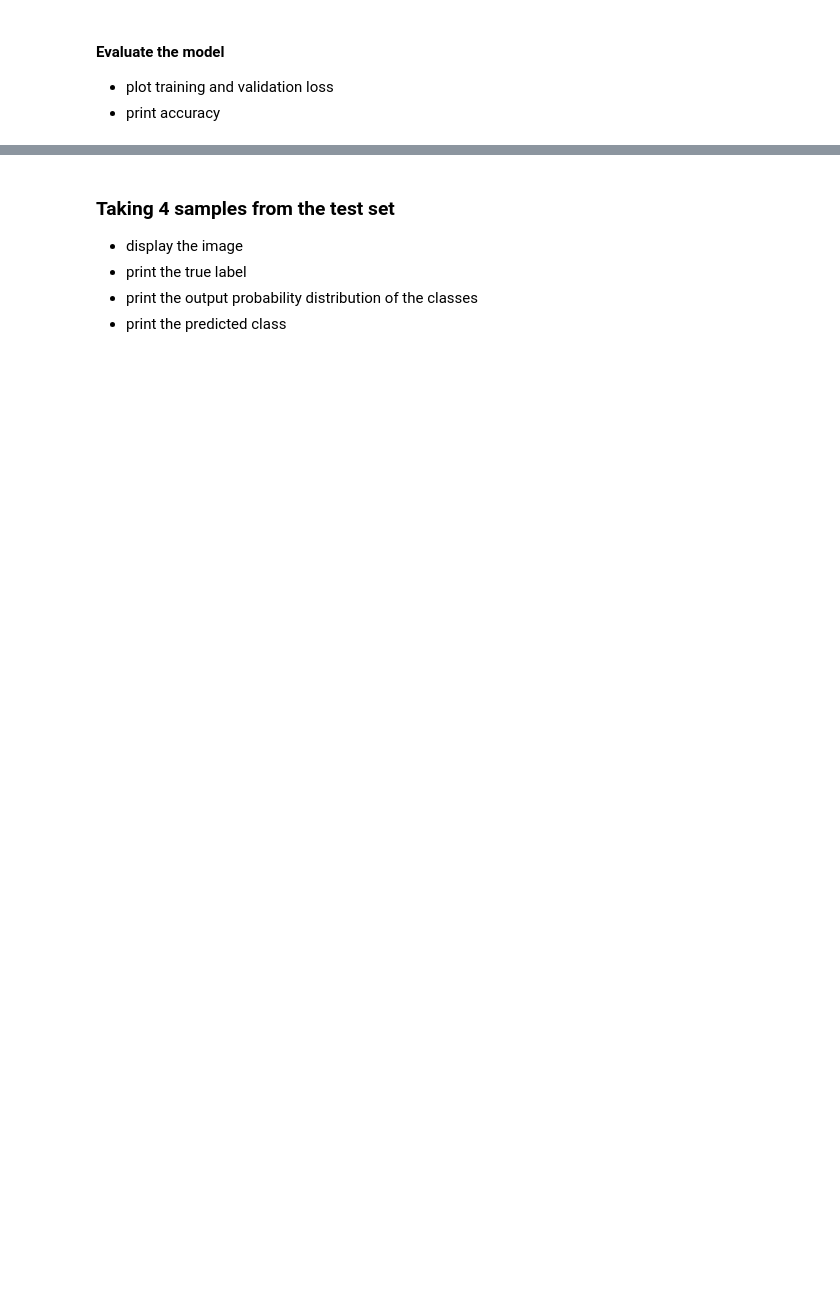
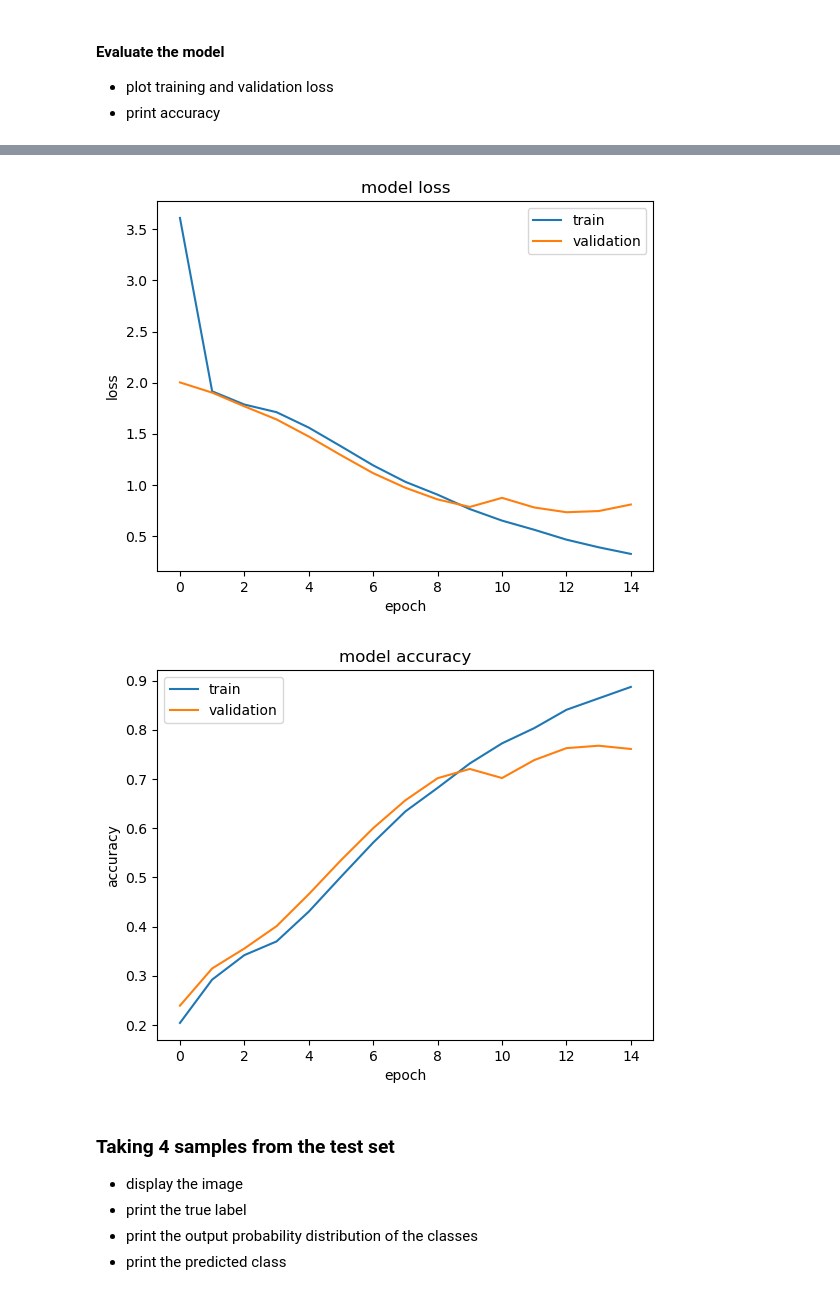
Before and after one commit to samuelhickeyIII/INFO-H518-Deep-Learning, a Jupyter notebook: Labs/Lab 2 - CNN.ipynb, the cells around one changed output, grey strips where cells are left out. Cells and saved outputs as stored; diff of their text form; code cells hidden in the pictures; blank space fills up the shorter version.

```diff
--- a/Labs/Lab 2 - CNN.ipynb
+++ b/Labs/Lab 2 - CNN.ipynb
@@ -172,6 +319,28 @@ plt.show()
 # %% [markdown]
 #### Build the model
+# %%
+cnn = Sequential([
+    Conv2D(32, (3, 3), activation='swish', padding='same', input_shape=(32, 32, 3)),
+	Conv2D(32, (3, 3), activation='swish', padding='same'),
+	MaxPooling2D((2, 2)),
+	Conv2D(64, (3, 3), activation='swish', padding='same'),
+	Conv2D(64, (3, 3), activation='swish', padding='same'),
+	MaxPooling2D((2, 2)),
+	Conv2D(128, (3, 3), activation='swish', padding='same'),
+	Conv2D(128, (3, 3), activation='swish', padding='same'),
+	MaxPooling2D((2, 2)),
+	Conv2D(256, (3, 3), activation='swish', padding='same'),
+	Conv2D(256, (3, 3), activation='swish', padding='same'),
+	MaxPooling2D((2, 2)),
+	Flatten(),
+	Dense(256, activation='swish'),
+	Dense(10, activation='softmax'),
+])
+
+cnn.compile(loss='sparse_categorical_crossentropy', optimizer=optimizer, metrics=['accuracy'])
 # %% [markdown]
 #### Train the model and achieve accuracy greater than 75%
 
 - Use validation set
+# %%
+history = cnn.fit(x=X_train,y=y_train, epochs=15,validation_split=0.2)
@@ -182,3 +389,20 @@ plt.show()
 
 - plot training and validation loss
 - print accuracy
+# %%
+def plotAccuracy(history,both = True):
+    plt.plot(history.history['accuracy'])
+    if both:
+        plt.plot(history.history['val_accuracy'])
+    plt.title('model accuracy')
+    plt.ylabel('accuracy')
+    plt.xlabel('epoch')
+    if both:
+        plt.legend(['train', 'validation'])
+    plt.show()
+
+cnn.evaluate(x=X_test, y=y_test)
+
+plotloss(history, True)
+plotAccuracy(history, True)
+# %% [output]
@@ -185,3 +410,5 @@ plt.show()
+[figure, added]
+[figure, added]
 # %% [markdown]
 ### Taking 4 samples from the test set
 - display the image
```
Also changed, not shown: parts of 25 cells of this notebook.
